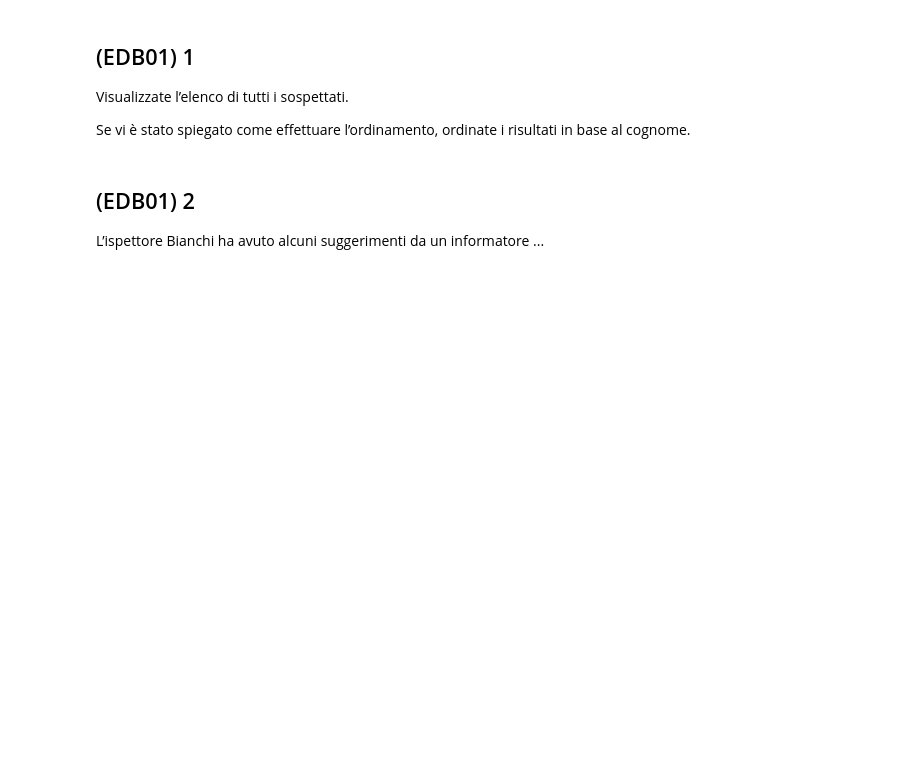
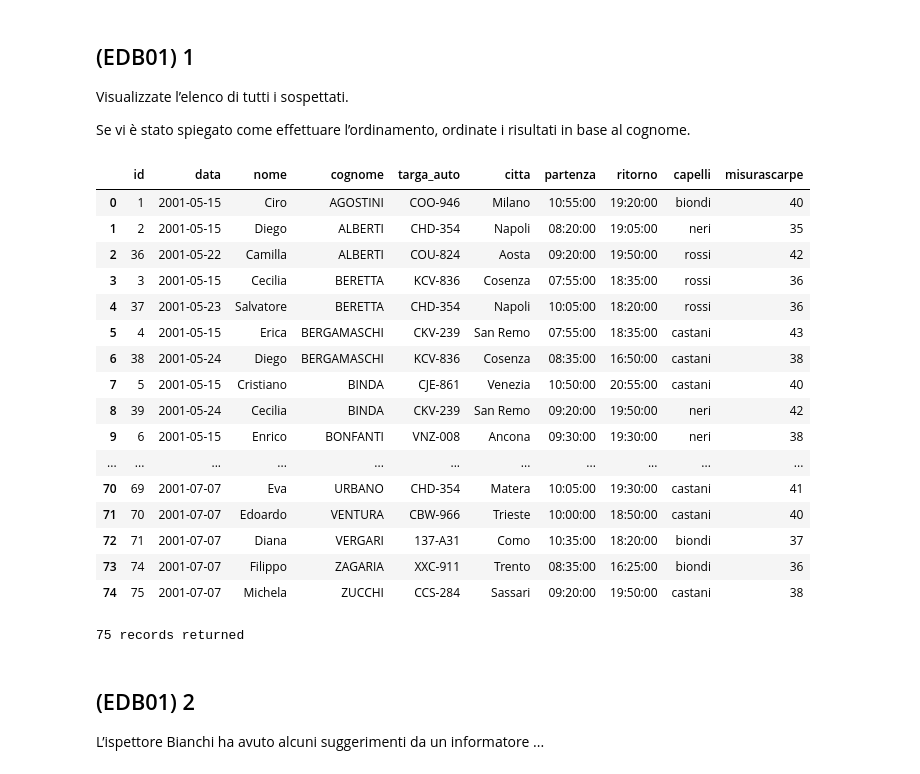
Before and after one commit to morettitommaso/sql-exercises, a Jupyter notebook: edb01_montagna.ipynb, the cells around one changed output. Cells and saved outputs as stored; diff of their text form; code cells hidden in the pictures; blank space fills up the shorter version.

```diff
--- a/edb01_montagna.ipynb
+++ b/edb01_montagna.ipynb
@@ -238,3 +190,27 @@ rq("""
+# %%
+rq("""
+select * from dati
+order by dati.cognome
+""")
+# %% [output]
+|  | id | data | nome | cognome | targa_auto | citta | partenza | ritorno | capelli | misurascarpe |
+| 0 | 1 | 2001-05-15 | Ciro | AGOSTINI | COO-946 | Milano | 10:55:00 | 19:20:00 | biondi | 40 |
+| 1 | 2 | 2001-05-15 | Diego | ALBERTI | CHD-354 | Napoli | 08:20:00 | 19:05:00 | neri | 35 |
+| 2 | 36 | 2001-05-22 | Camilla | ALBERTI | COU-824 | Aosta | 09:20:00 | 19:50:00 | rossi | 42 |
+| 3 | 3 | 2001-05-15 | Cecilia | BERETTA | KCV-836 | Cosenza | 07:55:00 | 18:35:00 | rossi | 36 |
+| 4 | 37 | 2001-05-23 | Salvatore | BERETTA | CHD-354 | Napoli | 10:05:00 | 18:20:00 | rossi | 36 |
+| 5 | 4 | 2001-05-15 | Erica | BERGAMASCHI | CKV-239 | San Remo | 07:55:00 | 18:35:00 | castani | 43 |
+| 6 | 38 | 2001-05-24 | Diego | BERGAMASCHI | KCV-836 | Cosenza | 08:35:00 | 16:50:00 | castani | 38 |
+| 7 | 5 | 2001-05-15 | Cristiano | BINDA | CJE-861 | Venezia | 10:50:00 | 20:55:00 | castani | 40 |
+| 8 | 39 | 2001-05-24 | Cecilia | BINDA | CKV-239 | San Remo | 09:20:00 | 19:50:00 | neri | 42 |
+| 9 | 6 | 2001-05-15 | Enrico | BONFANTI | VNZ-008 | Ancona | 09:30:00 | 19:30:00 | neri | 38 |
+| ... | ... | ... | ... | ... | ... | ... | ... | ... | ... | ... |
+| 70 | 69 | 2001-07-07 | Eva | URBANO | CHD-354 | Matera | 10:05:00 | 19:30:00 | castani | 41 |
+| 71 | 70 | 2001-07-07 | Edoardo | VENTURA | CBW-966 | Trieste | 10:00:00 | 18:50:00 | castani | 40 |
+| 72 | 71 | 2001-07-07 | Diana | VERGARI | 137-A31 | Como | 10:35:00 | 18:20:00 | biondi | 37 |
+| 73 | 74 | 2001-07-07 | Filippo | ZAGARIA | XXC-911 | Trento | 08:35:00 | 16:25:00 | biondi | 36 |
+| 74 | 75 | 2001-07-07 | Michela | ZUCCHI | CCS-284 | Sassari | 09:20:00 | 19:50:00 | castani | 38 |
+75 records returned
 # %% [markdown]
 ## (EDB01) 2
 L’ispettore Bianchi ha avuto alcuni suggerimenti da un informatore ...
```
Also changed, not shown: parts of 37 cells of this notebook.
